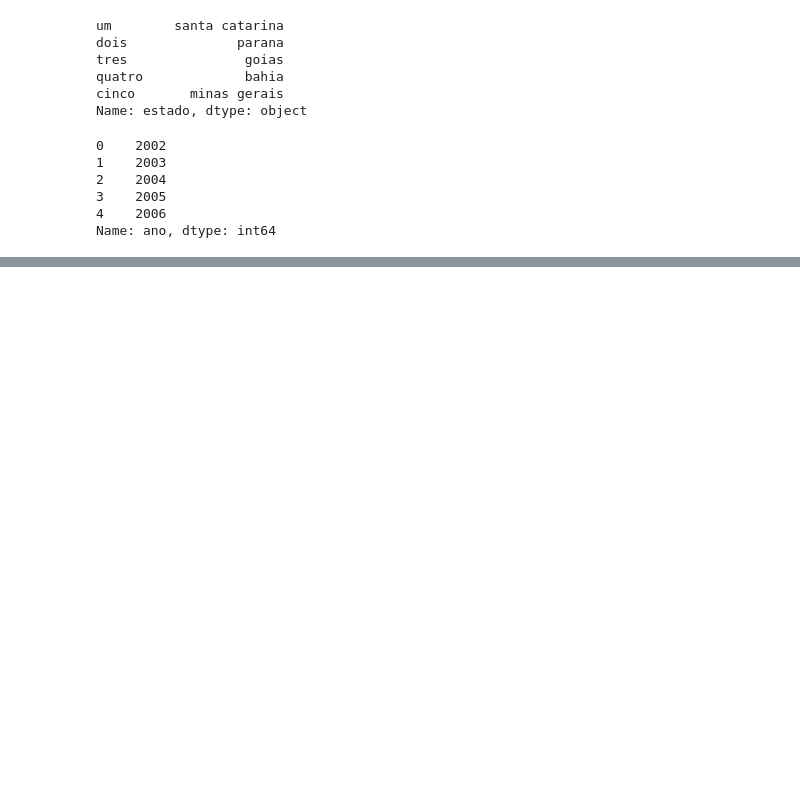
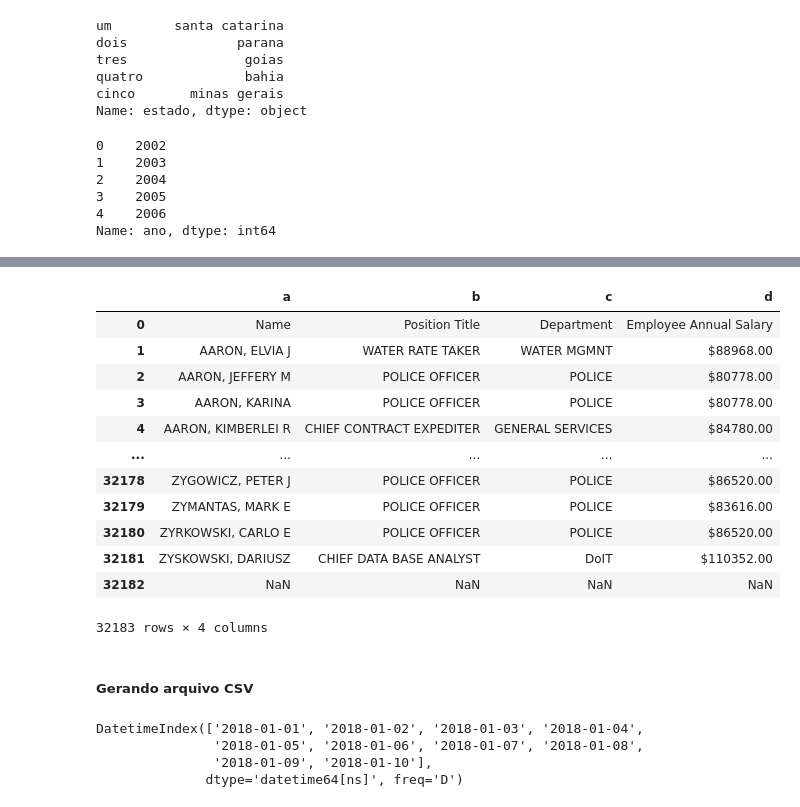
Before and after one commit to vinisaab/Py_Analysis_Basic, a Jupyter notebook: Pandas_Basics.ipynb, the cells around one changed output, grey strips where cells are left out. Cells and saved outputs as stored; diff of their text form; code cells hidden in the pictures; blank space fills up the shorter version.

```diff
--- a/Pandas_Basics.ipynb
+++ b/Pandas_Basics.ipynb
@@ -129,0 +166,21 @@ Name: ano, dtype: int64
+# %%
+#definindo os nomes das colunas
+df = pd.read_csv('salarios.csv',names=['a','b','c','d'])
+# %%
+df
+# %% [output]
+|  | a | b | c | d |
+| 0 | Name | Position Title | Department | Employee Annual Salary |
+| 1 | AARON, ELVIA J | WATER RATE TAKER | WATER MGMNT | $88968.00 |
+| 2 | AARON, JEFFERY M | POLICE OFFICER | POLICE | $80778.00 |
+| 3 | AARON, KARINA | POLICE OFFICER | POLICE | $80778.00 |
+| 4 | AARON, KIMBERLEI R | CHIEF CONTRACT EXPEDITER | GENERAL SERVICES | $84780.00 |
+| ... | ... | ... | ... | ... |
+| 32178 | ZYGOWICZ, PETER J | POLICE OFFICER | POLICE | $86520.00 |
+| 32179 | ZYMANTAS, MARK E | POLICE OFFICER | POLICE | $83616.00 |
+| 32180 | ZYRKOWSKI, CARLO E | POLICE OFFICER | POLICE | $86520.00 |
+| 32181 | ZYSKOWSKI, DARIUSZ | CHIEF DATA BASE ANALYST | DoIT | $110352.00 |
+| 32182 | NaN | NaN | NaN | NaN |
+32183 rows × 4 columns
+# %% [markdown]
+##### Gerando arquivo CSV
@@ -129,0 +193,9 @@ Name: ano, dtype: int64
+# %%
+#Criando DataFrane com range de datas
+dates = pd.date_range('20180101',periods = 10)
+dates
+# %% [output]
+DatetimeIndex(['2018-01-01', '2018-01-02', '2018-01-03', '2018-01-04',
+               '2018-01-05', '2018-01-06', '2018-01-07', '2018-01-08',
+               '2018-01-09', '2018-01-10'],
+              dtype='datetime64[ns]', freq='D')
```
Also changed, not shown: parts of 24 cells of this notebook, 3 other files.
